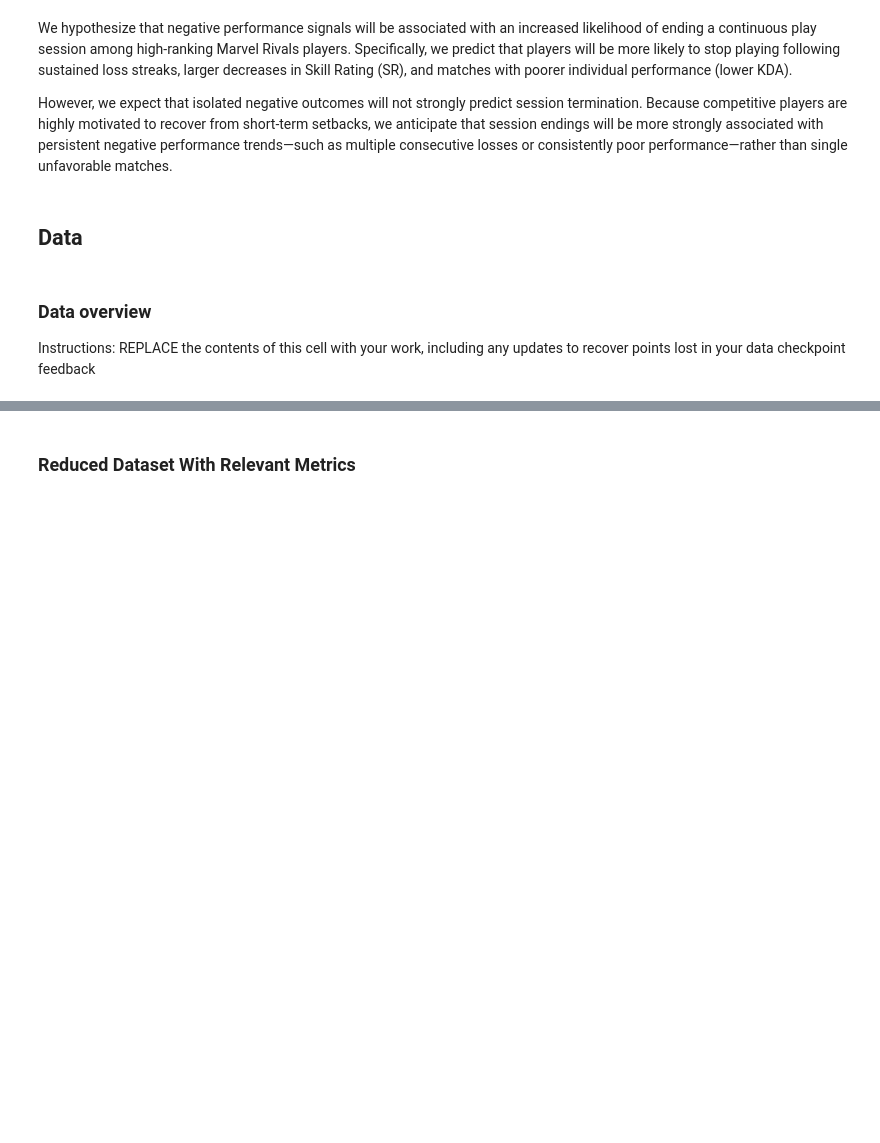
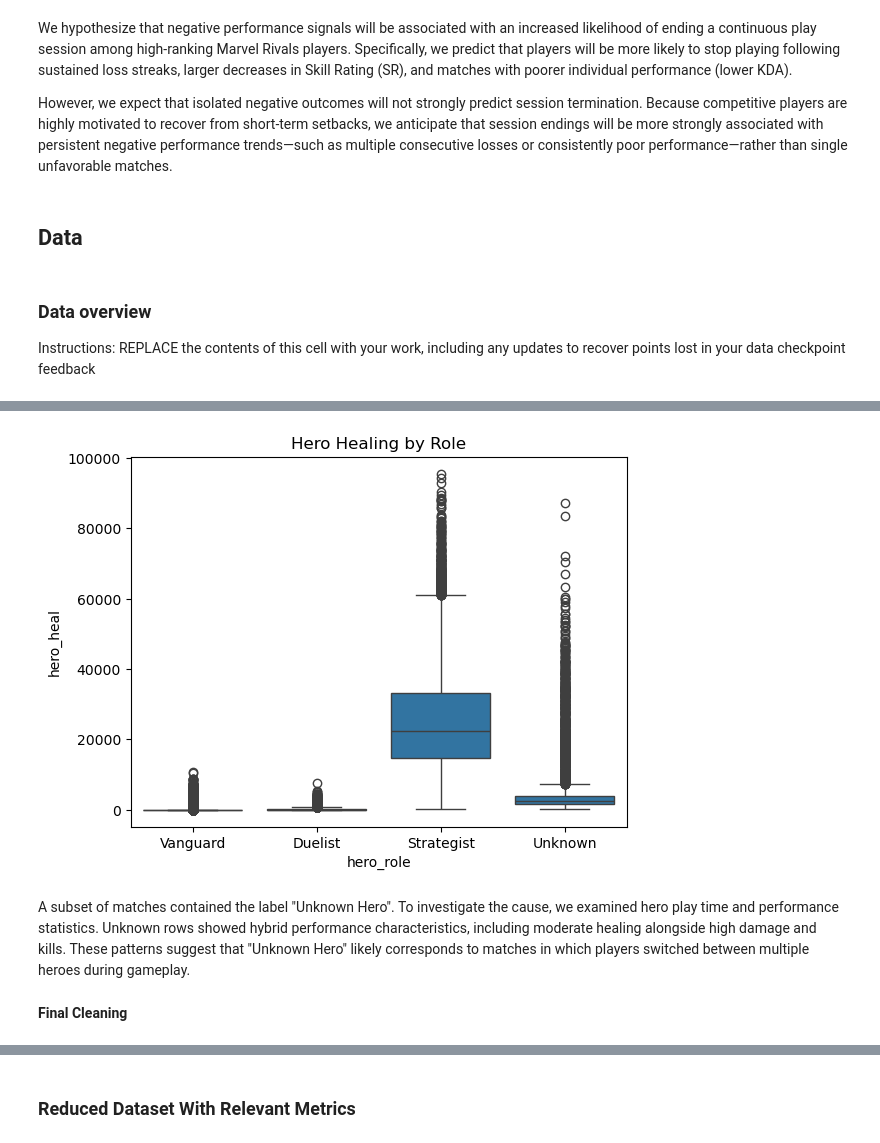
Before and after one commit to COGS108/Group126_WI26, a Jupyter notebook: 02-EDACheckpoint.ipynb, the cells around one changed output, grey strips where cells are left out. Saved outputs shown, nothing was run; the diff lists cells and outputs as text; code cells hidden in the pictures; blank space fills up the shorter version.

```diff
--- a/02-EDACheckpoint.ipynb
+++ b/02-EDACheckpoint.ipynb
@@ -272,0 +515,14 @@ max     2042.000000          1890.615877          12.000000  2.146712e+09
+# %%
+sns.boxplot(
+    x="hero_role",
+    y="hero_heal",
+    data=df_clean
+)
+plt.title("Hero Healing by Role")
+plt.show()
+# %% [output]
+[figure, added]
+# %% [markdown]
+A subset of matches contained the label "Unknown Hero". To investigate the cause, we examined hero play time and performance statistics. Unknown rows showed hybrid performance characteristics, including moderate healing alongside high damage and kills. These patterns suggest that "Unknown Hero" likely corresponds to matches in which players switched between multiple heroes during gameplay.
+# %% [markdown]
+**Final Cleaning**
```
Also changed, not shown: parts of 32 cells of this notebook.
